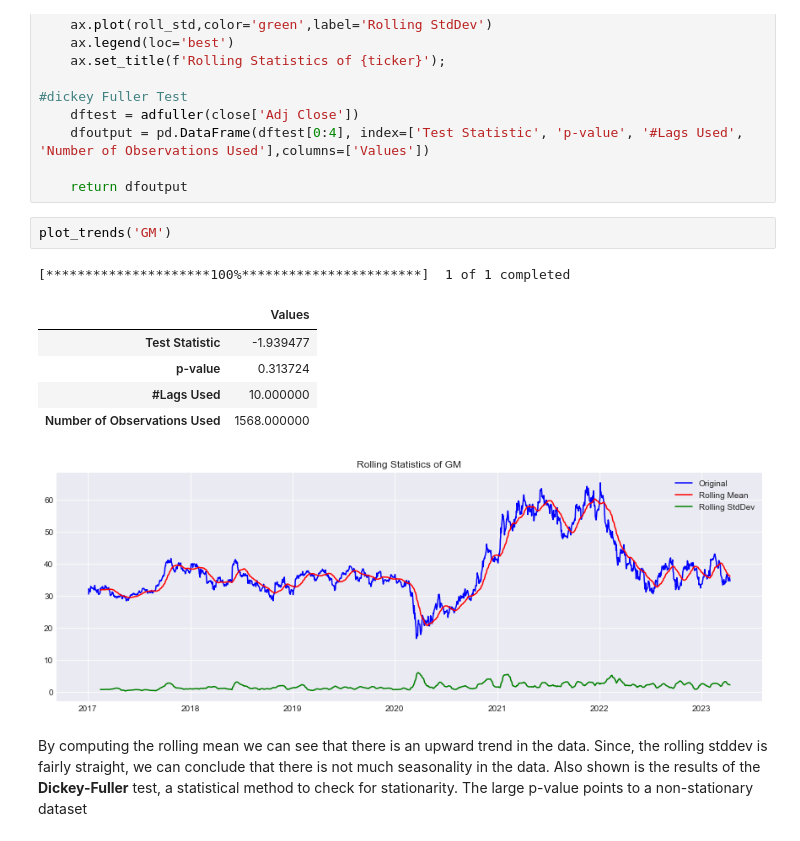
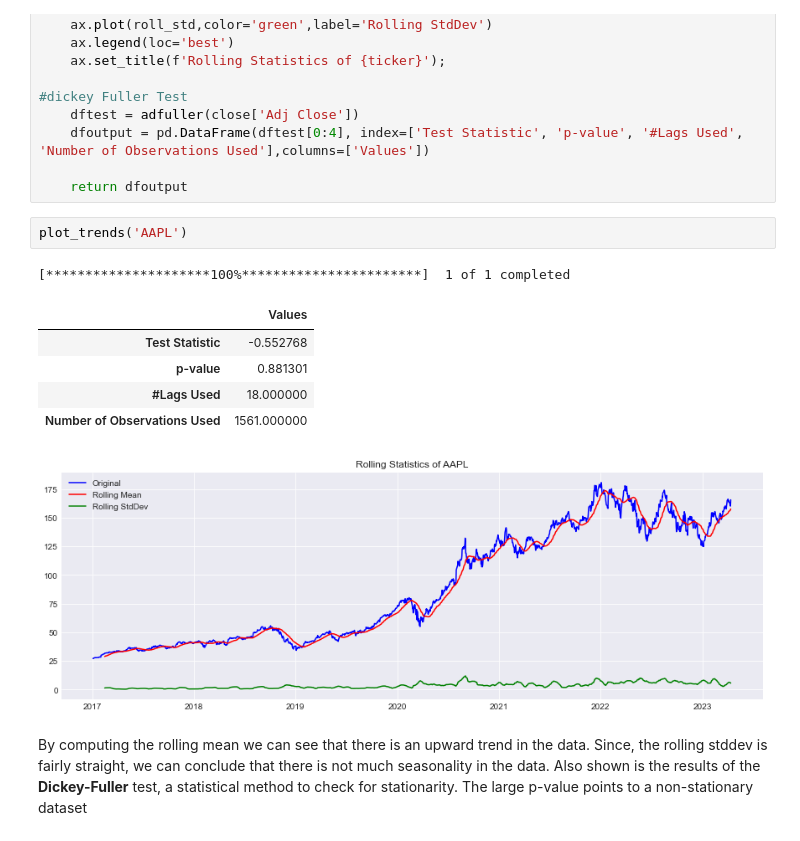
Before and after one commit to rahulakrish/portfolio_builder, a Jupyter notebook: notebook.ipynb, the cells around one changed output. Drawn from its saved outputs; the diff is of its cells as text.

```diff
--- a/notebook.ipynb
+++ b/notebook.ipynb
@@ -234,15 +234,15 @@ def plot_trends(ticker):
 
     return dfoutput
 # %%
-plot_trends('GM')
+plot_trends('AAPL')
 # %% [output]
 [*********************100%***********************]  1 of 1 completed
 |  | Values |
-| Test Statistic | -1.939477 |
-| p-value | 0.313724 |
-| #Lags Used | 10.000000 |
-| Number of Observations Used | 1568.000000 |
+| Test Statistic | -0.552768 |
+| p-value | 0.881301 |
+| #Lags Used | 18.000000 |
+| Number of Observations Used | 1561.000000 |
-[figure, old version]
+[figure, new version]
 # %% [markdown]
 By computing the rolling mean we can see that there is an upward trend in the data. Since, the rolling stddev is fairly straight, we can conclude that there is not much seasonality in the data. Also shown is the results of the **Dickey-Fuller** test, a statistical method to check for stationarity. The large p-value points to a non-stationary dataset
 # %% [markdown]
```
Also changed, not shown: parts of 32 cells of this notebook.
